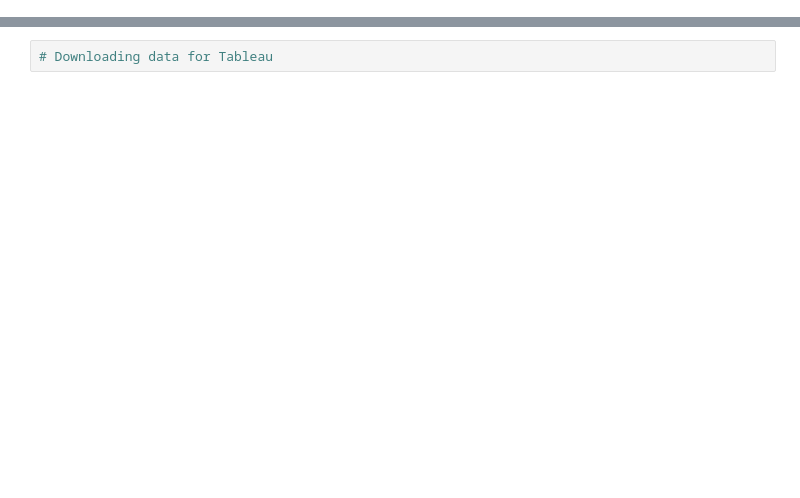
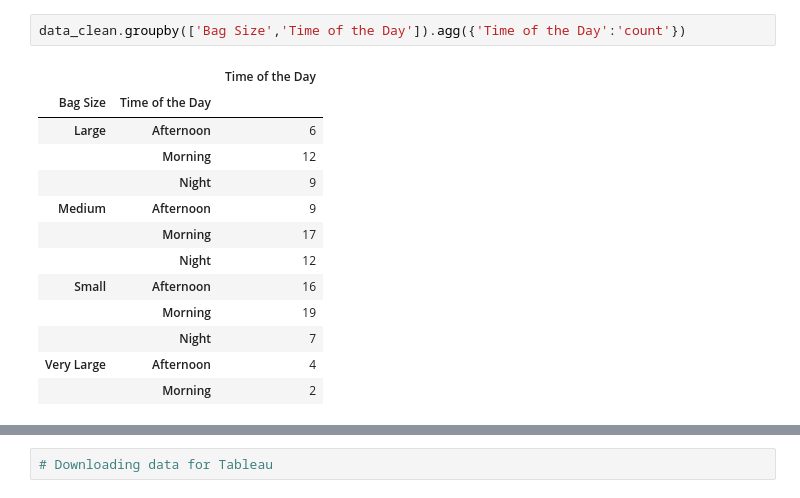
Before and after one commit to FelipeAvila2/Python-SQL-Tableau-Data-Analytics-Project, a Jupyter notebook: coding.ipynb, the cells around one changed output, grey strips where cells are left out. Drawn from its saved outputs; the diff is of its cells as text; blank space fills up the shorter version.

```diff
--- a/coding.ipynb
+++ b/coding.ipynb
@@ -36,0 +174,16 @@ data = query
+# %%
+data_clean.groupby(['Bag Size','Time of the Day']).agg({'Time of the Day':'count'})
+# %% [output]
+|  |  | Time of the Day |
+| Bag Size | Time of the Day |  |
+| Large | Afternoon | 6 |
+|  | Morning | 12 |
+|  | Night | 9 |
+| Medium | Afternoon | 9 |
+|  | Morning | 17 |
+|  | Night | 12 |
+| Small | Afternoon | 16 |
+|  | Morning | 19 |
+|  | Night | 7 |
+| Very Large | Afternoon | 4 |
+|  | Morning | 2 |
```
Also changed, not shown: parts of 34 cells of this notebook, 1 other file.
